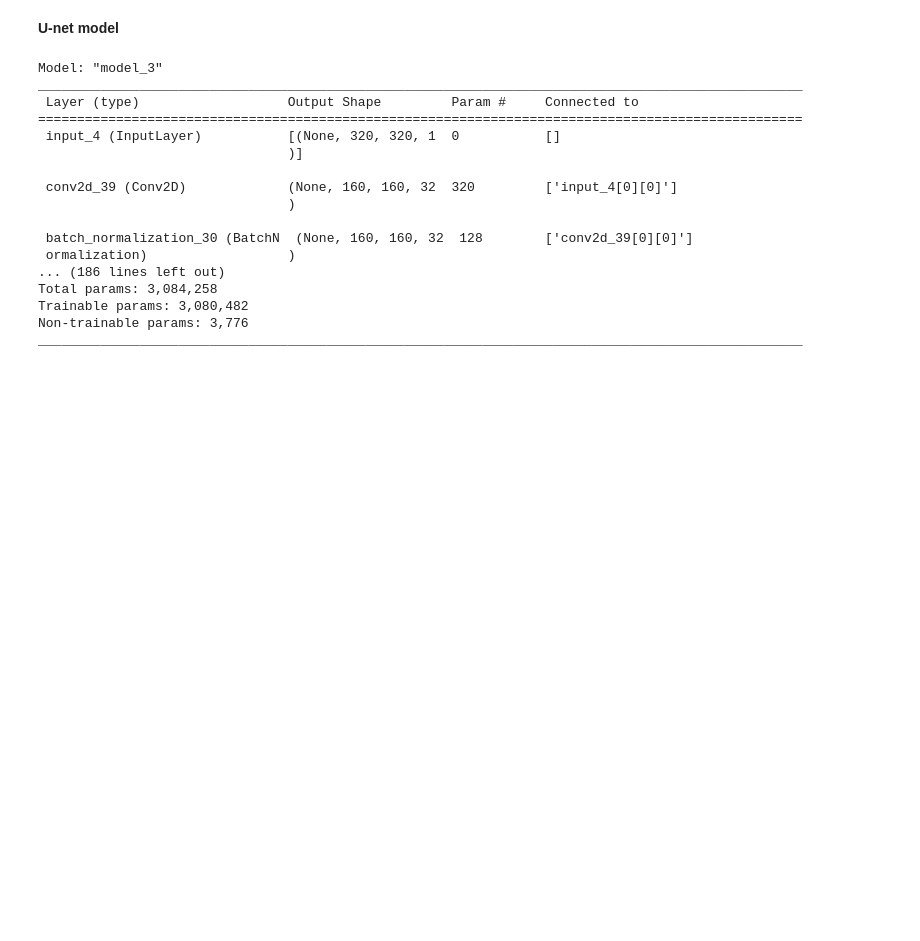
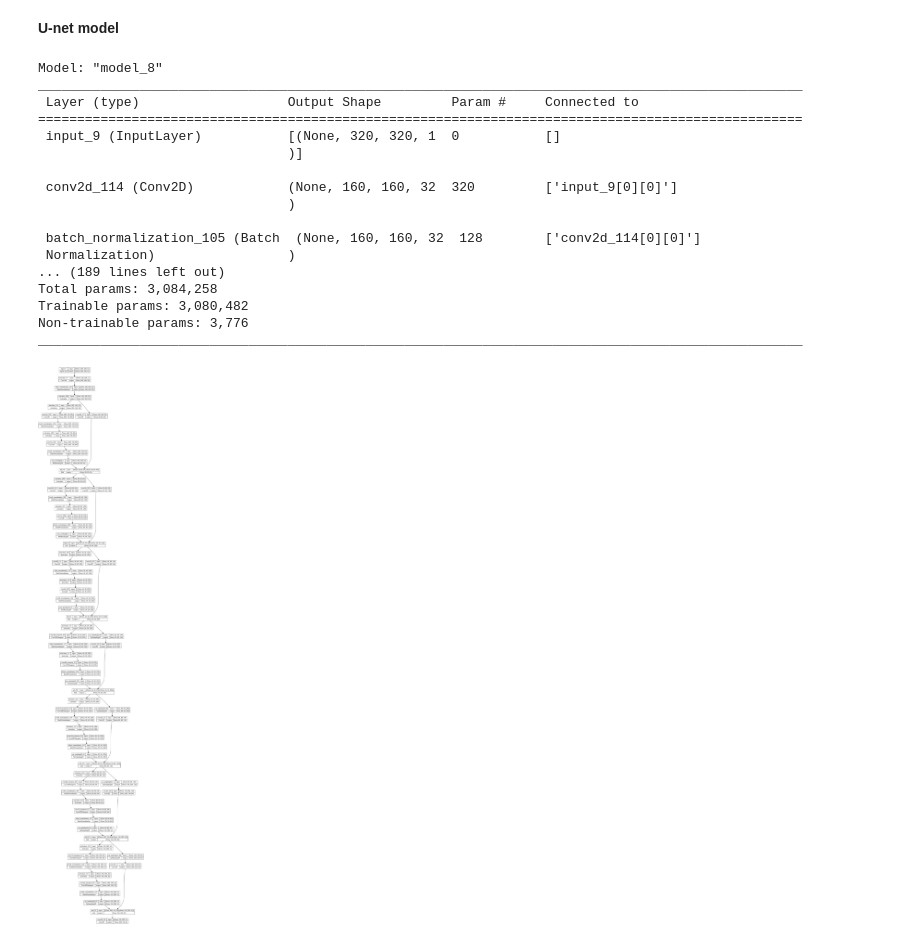
Before and after one commit to pulsatil1/b-w_photos_colorizer, a Jupyter notebook: colorizer.ipynb, the cells around one changed output. Cells and saved outputs as stored; diff of their text form; code cells hidden in the pictures; blank space fills up the shorter version.

```diff
--- a/colorizer.ipynb
+++ b/colorizer.ipynb
@@ -264,24 +280,25 @@ def get_U_model(input_size):
 # %%
 model = get_U_model(input_size)
 model.summary()
-# plot_model(model, show_shapes=True)
+plot_model(model, show_shapes=True)
 # %% [output]
-Model: "model_3"
+Model: "model_8"
 __________________________________________________________________________________________________
  Layer (type)                   Output Shape         Param #     Connected to
 ==================================================================================================
- input_4 (InputLayer)           [(None, 320, 320, 1  0           []
+ input_9 (InputLayer)           [(None, 320, 320, 1  0           []
                                 )]
 
- conv2d_39 (Conv2D)             (None, 160, 160, 32  320         ['input_4[0][0]']
+ conv2d_114 (Conv2D)            (None, 160, 160, 32  320         ['input_9[0][0]']
                                 )
 
- batch_normalization_30 (BatchN  (None, 160, 160, 32  128        ['conv2d_39[0][0]']
- ormalization)                  )
-... (186 lines left out)
+ batch_normalization_105 (Batch  (None, 160, 160, 32  128        ['conv2d_114[0][0]']
+ Normalization)                 )
+... (189 lines left out)
 Total params: 3,084,258
 Trainable params: 3,080,482
 Non-trainable params: 3,776
 __________________________________________________________________________________________________
+[figure, added]
 # %%
 # model.compile(optimizer="adam", loss=tf.keras.losses.MeanSquaredError())
```
Also changed, not shown: parts of 16 cells of this notebook.
